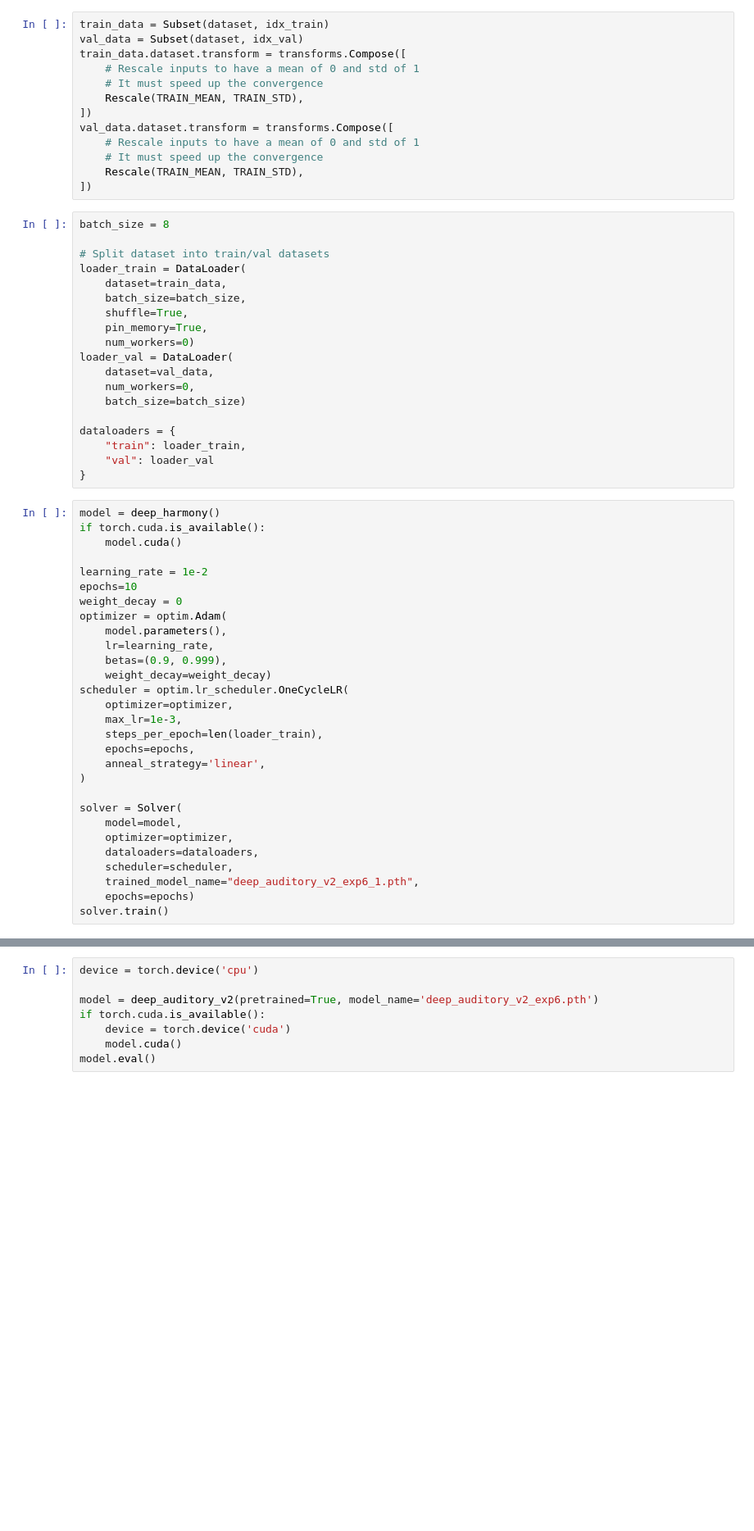
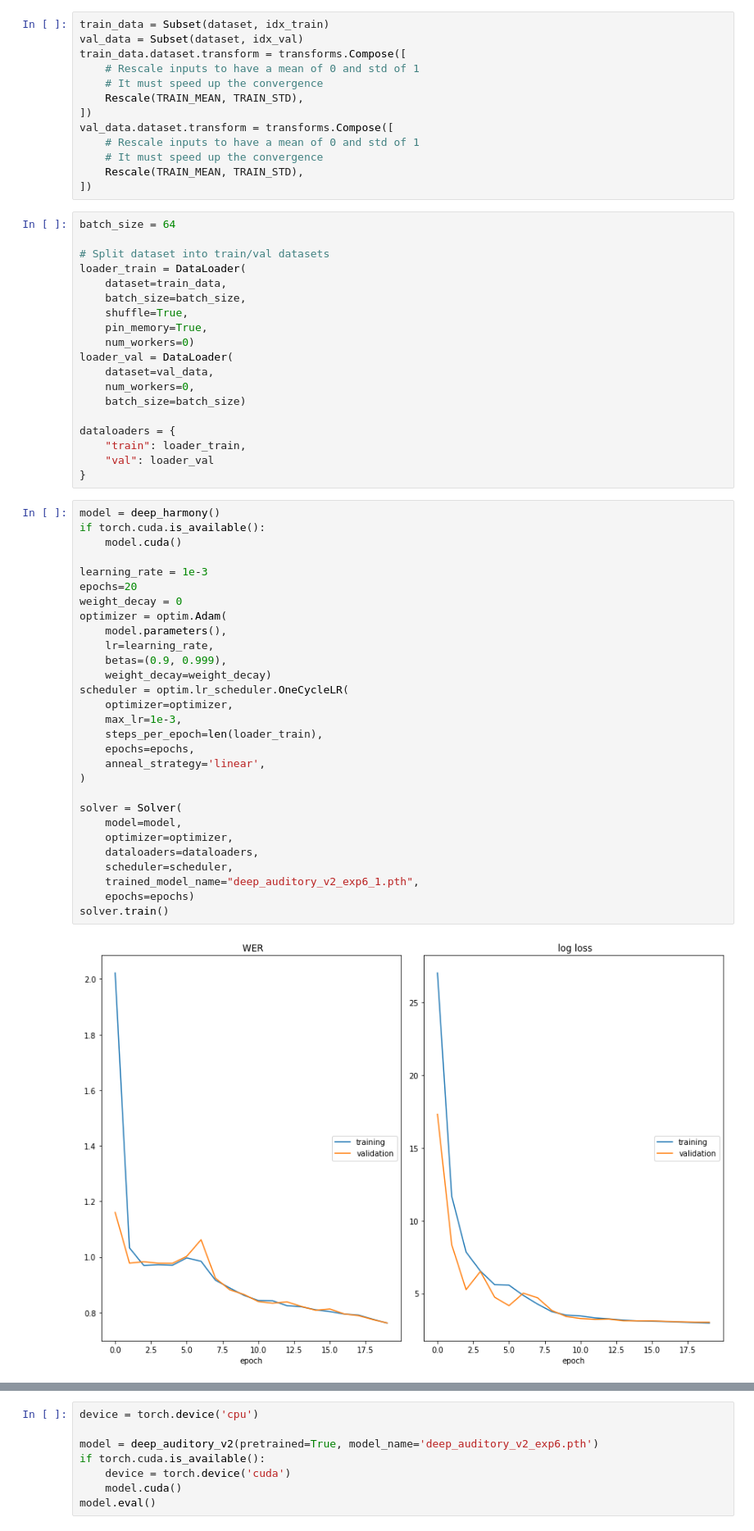
Before and after one commit to discort/chord-recognition, a Jupyter notebook: experiments/experiment6_1.ipynb, the cells around one changed output, grey strips where cells are left out. Shown at 82% size. Saved outputs shown, nothing was run; the diff lists cells and outputs as text; blank space fills up the shorter version.

```diff
--- a/experiments/experiment6_1.ipynb
+++ b/experiments/experiment6_1.ipynb
@@ -83,7 +86,7 @@ val_data.dataset.transform = transforms.Compose([
     Rescale(TRAIN_MEAN, TRAIN_STD),
 ])
 # %%
-batch_size = 8
+batch_size = 64
 
 # Split dataset into train/val datasets
 loader_train = DataLoader(
@@ -104,29 +107,31 @@ dataloaders = {
 # %%
 model = deep_harmony()
 if torch.cuda.is_available():
     model.cuda()
 
-learning_rate = 1e-2
-epochs=10
+learning_rate = 1e-3
+epochs=20
 weight_decay = 0
 optimizer = optim.Adam(
     model.parameters(),
     lr=learning_rate,
     betas=(0.9, 0.999),
     weight_decay=weight_decay)
 scheduler = optim.lr_scheduler.OneCycleLR(
     optimizer=optimizer,
     max_lr=1e-3,
     steps_per_epoch=len(loader_train),
     epochs=epochs,
     anneal_strategy='linear',
 )
 
 solver = Solver(
     model=model,
     optimizer=optimizer,
     dataloaders=dataloaders,
     scheduler=scheduler,
     trained_model_name="deep_auditory_v2_exp6_1.pth",
     epochs=epochs)
 solver.train()
+# %% [output]
+[figure, added]
```
Also changed, not shown: parts of 2 cells of this notebook.
